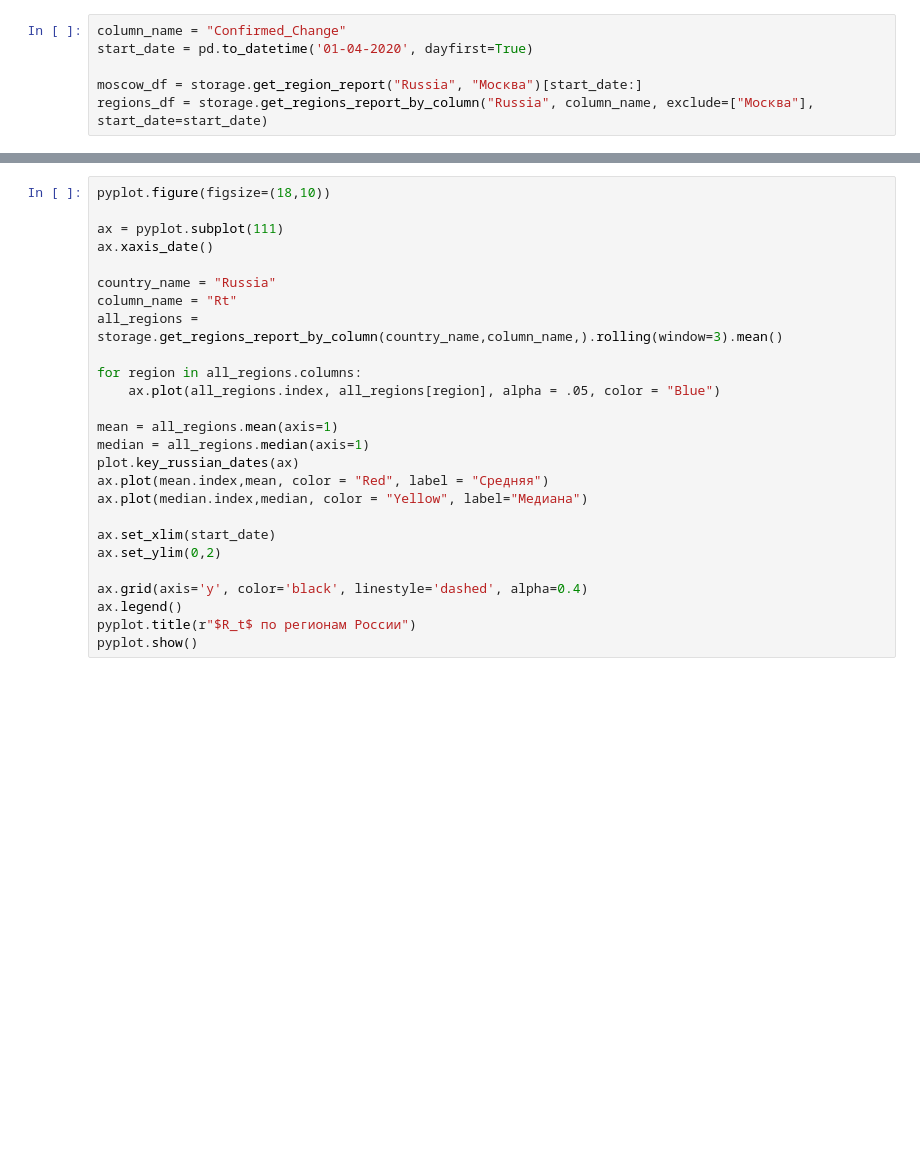
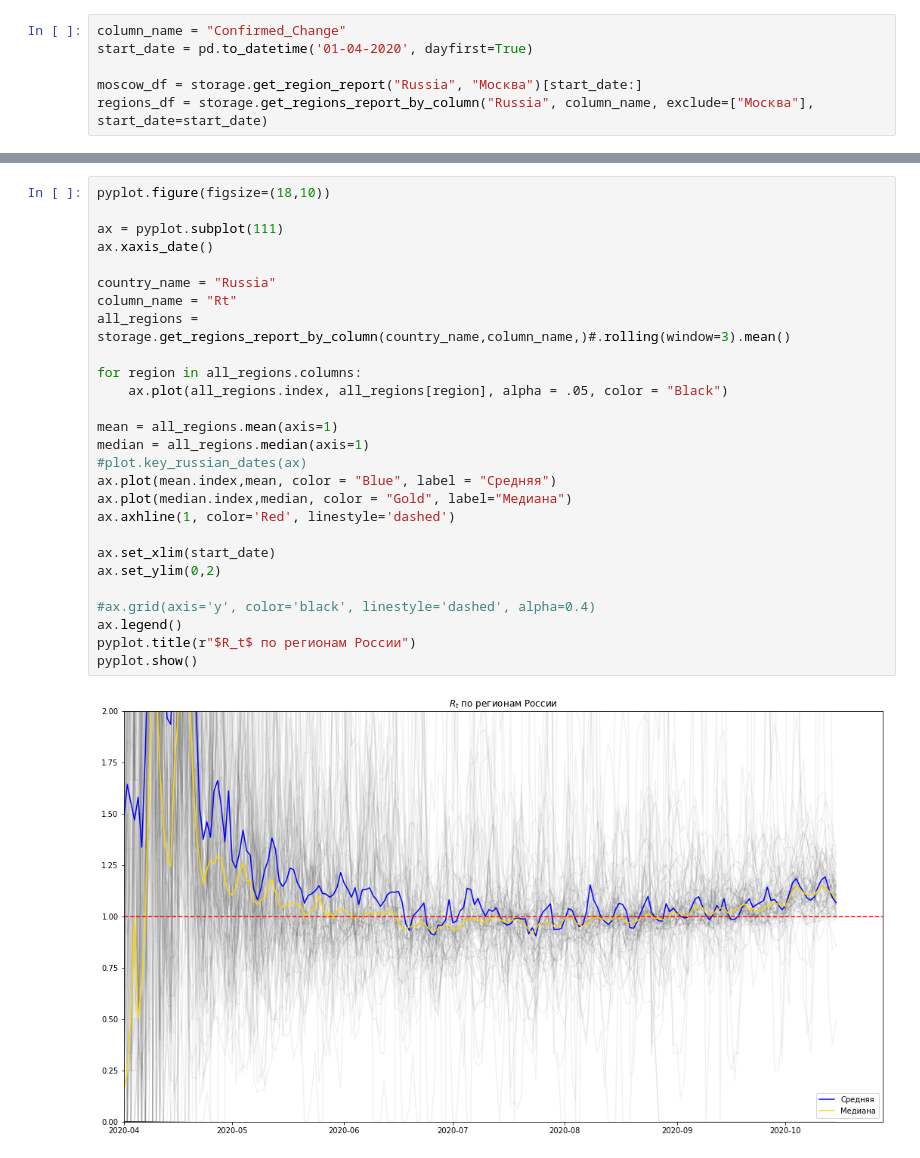
Before and after one commit to guest512/CovidSandbox, a Jupyter notebook: ReportsProcessing/ReportsProcessing.ipynb, the cells around one changed output, grey strips where cells are left out. Drawn from its saved outputs; the diff is of its cells as text; blank space fills up the shorter version.

```diff
--- a/ReportsProcessing/ReportsProcessing.ipynb
+++ b/ReportsProcessing/ReportsProcessing.ipynb
@@ -161,29 +220,32 @@ ax.set_xlim(pd.to_datetime("01-04-2020",dayfirst=True))
 # %%
 pyplot.figure(figsize=(18,10))
 
 ax = pyplot.subplot(111)
 ax.xaxis_date()
 
 country_name = "Russia"
 column_name = "Rt"
-all_regions = storage.get_regions_report_by_column(country_name,column_name,).rolling(window=3).mean()
+all_regions = storage.get_regions_report_by_column(country_name,column_name,)#.rolling(window=3).mean()
 
 for region in all_regions.columns:
-    ax.plot(all_regions.index, all_regions[region], alpha = .05, color = "Blue")
+    ax.plot(all_regions.index, all_regions[region], alpha = .05, color = "Black")
 
 mean = all_regions.mean(axis=1)
 median = all_regions.median(axis=1)
-plot.key_russian_dates(ax)
-ax.plot(mean.index,mean, color = "Red", label = "Средняя")
-ax.plot(median.index,median, color = "Yellow", label="Медиана")
+#plot.key_russian_dates(ax)
+ax.plot(mean.index,mean, color = "Blue", label = "Средняя")
+ax.plot(median.index,median, color = "Gold", label="Медиана")
+ax.axhline(1, color='Red', linestyle='dashed')
 
 ax.set_xlim(start_date)
 ax.set_ylim(0,2)
 
-ax.grid(axis='y', color='black', linestyle='dashed', alpha=0.4)
+#ax.grid(axis='y', color='black', linestyle='dashed', alpha=0.4)
 ax.legend()
 pyplot.title(r"$R_t$ по регионам России")
 pyplot.show()
+# %% [output]
+[figure, added]
 # %%
 pyplot.figure(figsize=(18,10))
 
```
Also changed, not shown: parts of 15 cells of this notebook, 55 other files.
